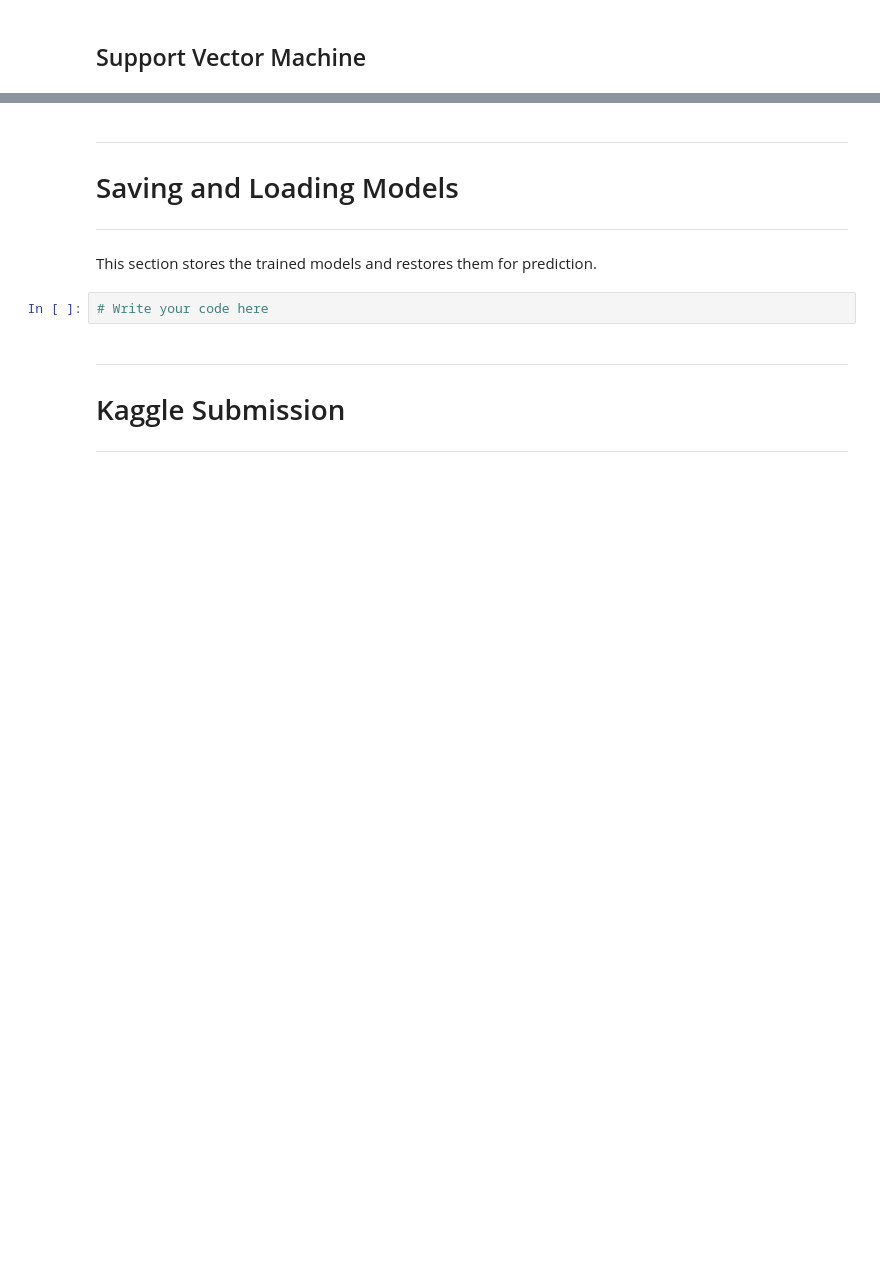
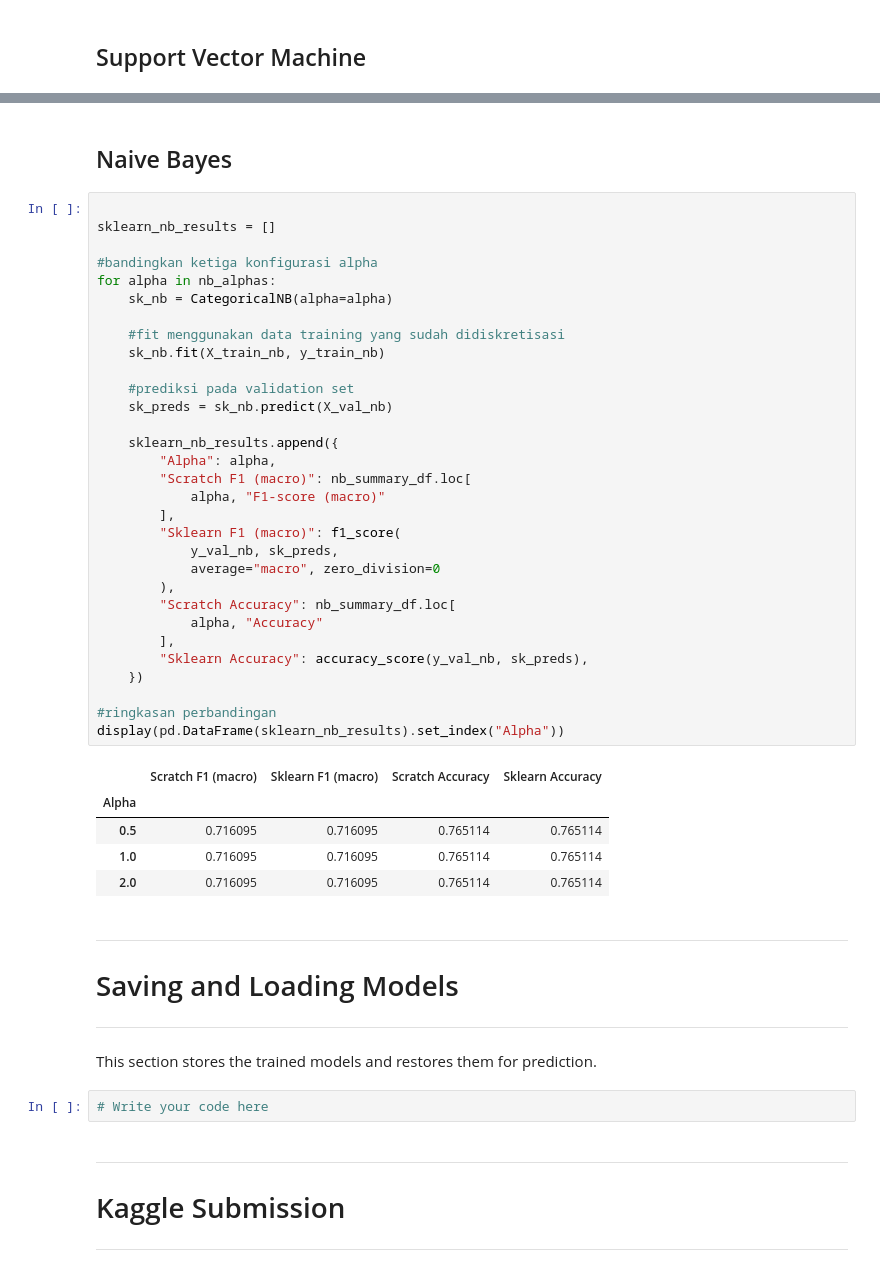
Before and after one commit to EliWidjojo/IF3170_G28_HaalinghamJayaAO3, a Jupyter notebook: notebooks/Notebook Tugas Besar 2 IF3170 Inteligensi Artifisial 2026-2027..ipynb, the cells around one changed output, grey strips where cells are left out. Drawn from its saved outputs; the diff is of its cells as text; blank space fills up the shorter version.

```diff
--- a/notebooks/Notebook Tugas Besar 2 IF3170 Inteligensi Artifisial 2026-2027..ipynb
+++ b/notebooks/Notebook Tugas Besar 2 IF3170 Inteligensi Artifisial 2026-2027..ipynb
@@ -872,3 +1448,42 @@ display(pd.DataFrame(sklearn_svm_results).set_index("Kernel"))
+# %% [markdown]
+## Naive Bayes
+# %%
+
+sklearn_nb_results = []
+
+#bandingkan ketiga konfigurasi alpha
+for alpha in nb_alphas:
+    sk_nb = CategoricalNB(alpha=alpha)
+
+    #fit menggunakan data training yang sudah didiskretisasi
+    sk_nb.fit(X_train_nb, y_train_nb)
+
+    #prediksi pada validation set
+    sk_preds = sk_nb.predict(X_val_nb)
+
+    sklearn_nb_results.append({
+        "Alpha": alpha,
+        "Scratch F1 (macro)": nb_summary_df.loc[
+            alpha, "F1-score (macro)"
+        ],
+        "Sklearn F1 (macro)": f1_score(
+            y_val_nb, sk_preds,
+            average="macro", zero_division=0
+        ),
+        "Scratch Accuracy": nb_summary_df.loc[
+            alpha, "Accuracy"
+        ],
+        "Sklearn Accuracy": accuracy_score(y_val_nb, sk_preds),
+    })
+
+#ringkasan perbandingan
+display(pd.DataFrame(sklearn_nb_results).set_index("Alpha"))
+# %% [output]
+|  | Scratch F1 (macro) | Sklearn F1 (macro) | Scratch Accuracy | Sklearn Accuracy |
+| Alpha |  |  |  |  |
+| 0.5 | 0.716095 | 0.716095 | 0.765114 | 0.765114 |
+| 1.0 | 0.716095 | 0.716095 | 0.765114 | 0.765114 |
+| 2.0 | 0.716095 | 0.716095 | 0.765114 | 0.765114 |
 # %% [markdown]
 ---
 
```
Also changed, not shown: parts of 28 cells of this notebook.
